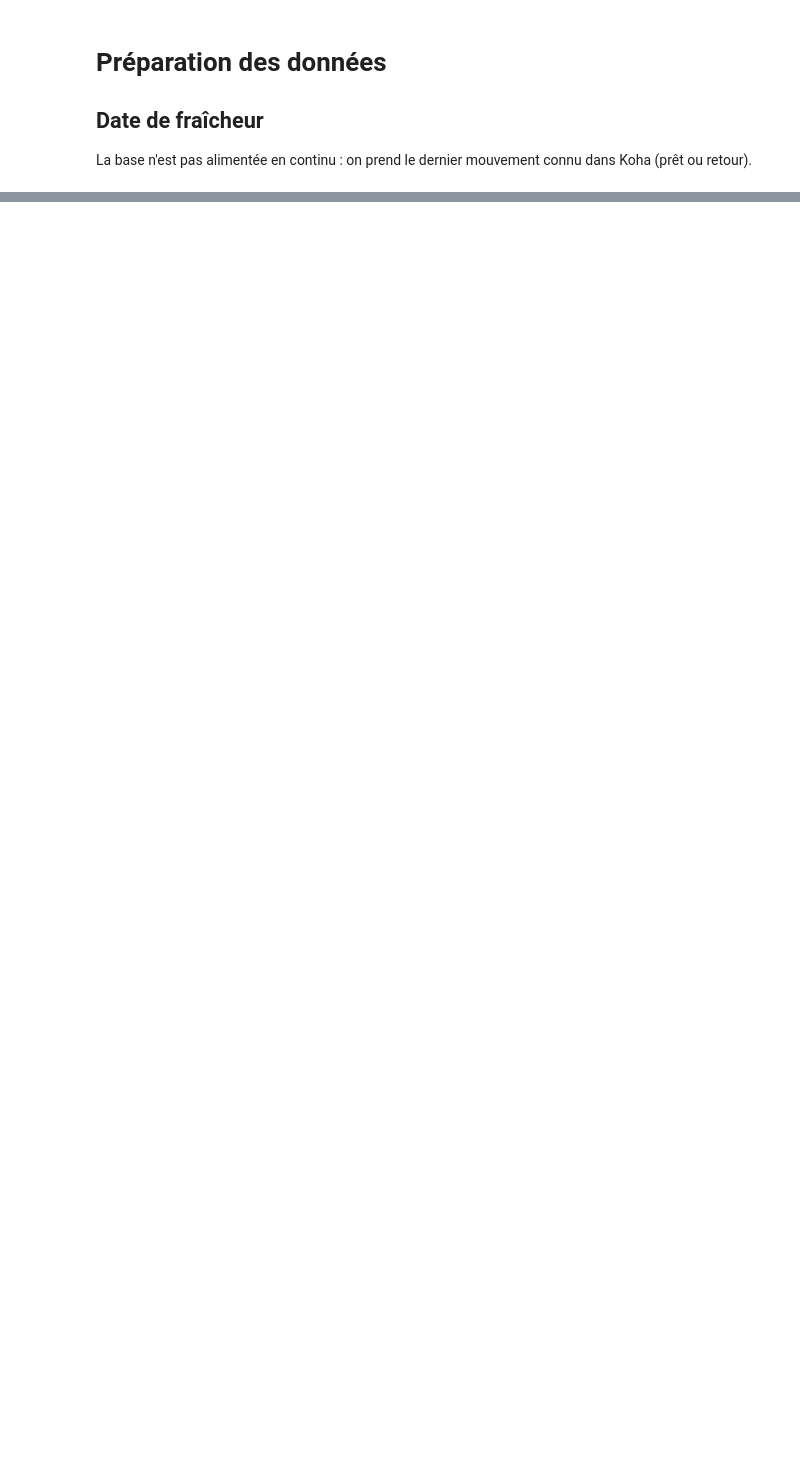
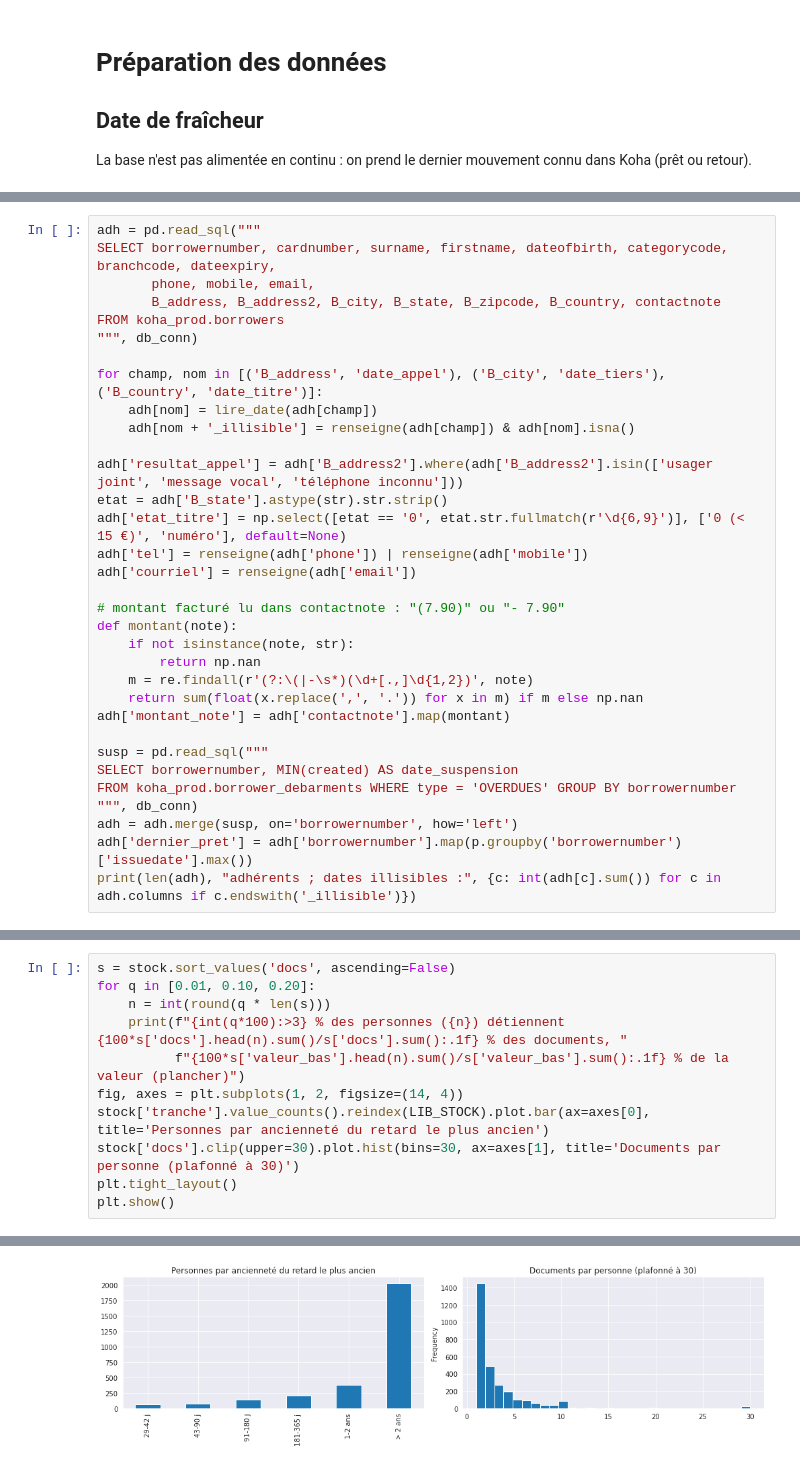
Before and after one commit to medrbx/kibini2, a Jupyter notebook: kibini/adm_contentieux_statistiques.ipynb, the cells around one changed output, grey strips where cells are left out. Saved outputs shown, nothing was run; the diff lists cells and outputs as text; blank space fills up the shorter version.

```diff
--- a/kibini/adm_contentieux_statistiques.ipynb
+++ b/kibini/adm_contentieux_statistiques.ipynb
@@ -469,0 +169,33 @@ Prêts en contentieux toujours non rendus, selon le statut actuel de l'exemplair
+# %%
+adh = pd.read_sql("""
+SELECT borrowernumber, cardnumber, surname, firstname, dateofbirth, categorycode, branchcode, dateexpiry,
+       phone, mobile, email,
+       B_address, B_address2, B_city, B_state, B_zipcode, B_country, contactnote
+FROM koha_prod.borrowers
+""", db_conn)
+
+for champ, nom in [('B_address', 'date_appel'), ('B_city', 'date_tiers'), ('B_country', 'date_titre')]:
+    adh[nom] = lire_date(adh[champ])
+    adh[nom + '_illisible'] = renseigne(adh[champ]) & adh[nom].isna()
+
+adh['resultat_appel'] = adh['B_address2'].where(adh['B_address2'].isin(['usager joint', 'message vocal', 'téléphone inconnu']))
+etat = adh['B_state'].astype(str).str.strip()
+adh['etat_titre'] = np.select([etat == '0', etat.str.fullmatch(r'\d{6,9}')], ['0 (< 15 €)', 'numéro'], default=None)
+adh['tel'] = renseigne(adh['phone']) | renseigne(adh['mobile'])
+adh['courriel'] = renseigne(adh['email'])
+
+# montant facturé lu dans contactnote : "(7.90)" ou "- 7.90"
+def montant(note):
+    if not isinstance(note, str):
+        return np.nan
+    m = re.findall(r'(?:\(|-\s*)(\d+[.,]\d{1,2})', note)
+    return sum(float(x.replace(',', '.')) for x in m) if m else np.nan
+adh['montant_note'] = adh['contactnote'].map(montant)
+
+susp = pd.read_sql("""
+SELECT borrowernumber, MIN(created) AS date_suspension
+FROM koha_prod.borrower_debarments WHERE type = 'OVERDUES' GROUP BY borrowernumber
+""", db_conn)
+adh = adh.merge(susp, on='borrowernumber', how='left')
+adh['dernier_pret'] = adh['borrowernumber'].map(p.groupby('borrowernumber')['issuedate'].max())
+print(len(adh), "adhérents ; dates illisibles :", {c: int(adh[c].sum()) for c in adh.columns if c.endswith('_illisible')})
@@ -469,0 +578,12 @@ Prêts en contentieux toujours non rendus, selon le statut actuel de l'exemplair
+# %%
+s = stock.sort_values('docs', ascending=False)
+for q in [0.01, 0.10, 0.20]:
+    n = int(round(q * len(s)))
+    print(f"{int(q*100):>3} % des personnes ({n}) détiennent {100*s['docs'].head(n).sum()/s['docs'].sum():.1f} % des documents, "
+          f"{100*s['valeur_bas'].head(n).sum()/s['valeur_bas'].sum():.1f} % de la valeur (plancher)")
+fig, axes = plt.subplots(1, 2, figsize=(14, 4))
+stock['tranche'].value_counts().reindex(LIB_STOCK).plot.bar(ax=axes[0], title='Personnes par ancienneté du retard le plus ancien')
+stock['docs'].clip(upper=30).plot.hist(bins=30, ax=axes[1], title='Documents par personne (plafonné à 30)')
+plt.tight_layout()
+plt.show()
+# %% [output]
@@ -469,0 +593 @@ Prêts en contentieux toujours non rendus, selon le statut actuel de l'exemplair
+[figure, added]
```
Also changed, not shown: parts of 100 cells of this notebook, 5 other files.
